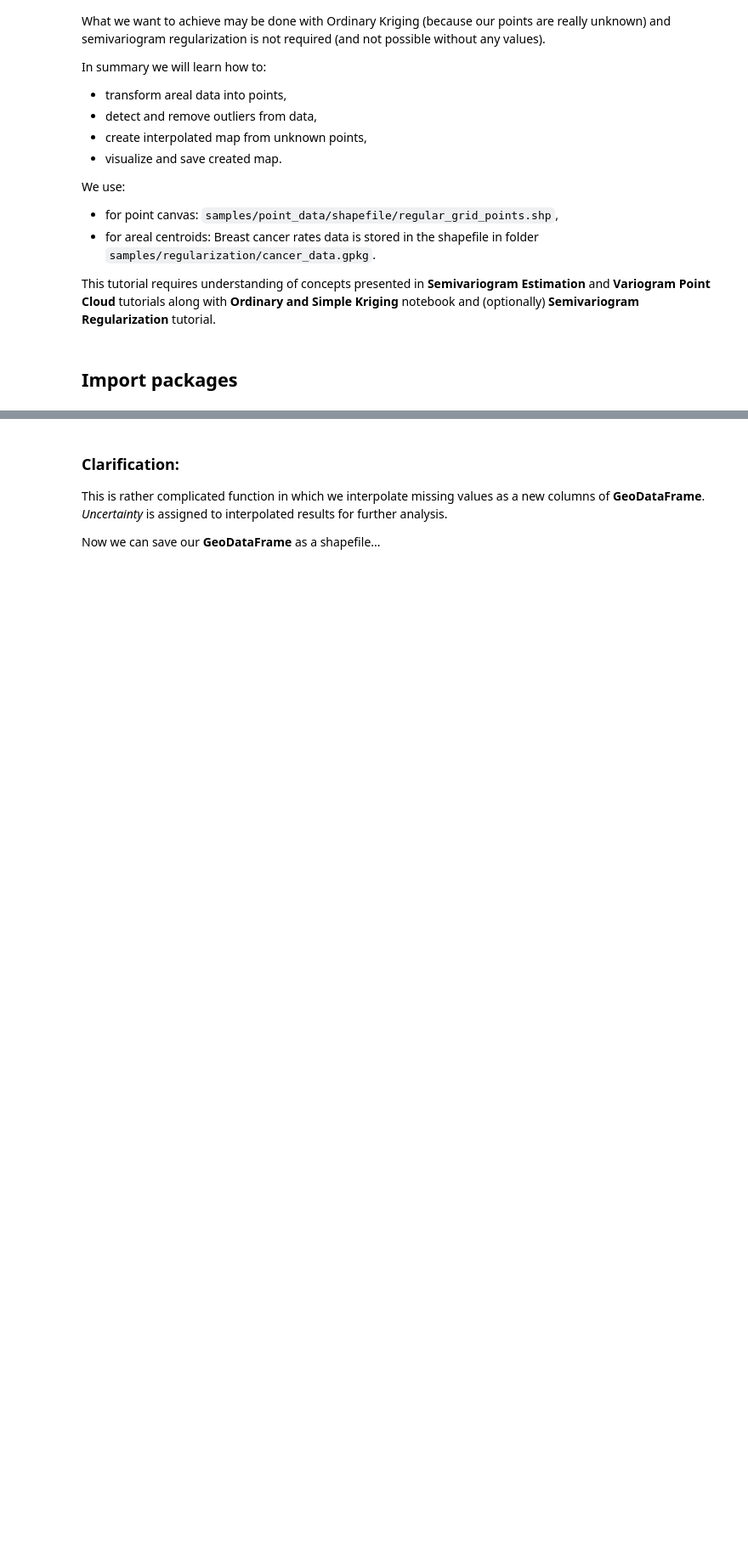
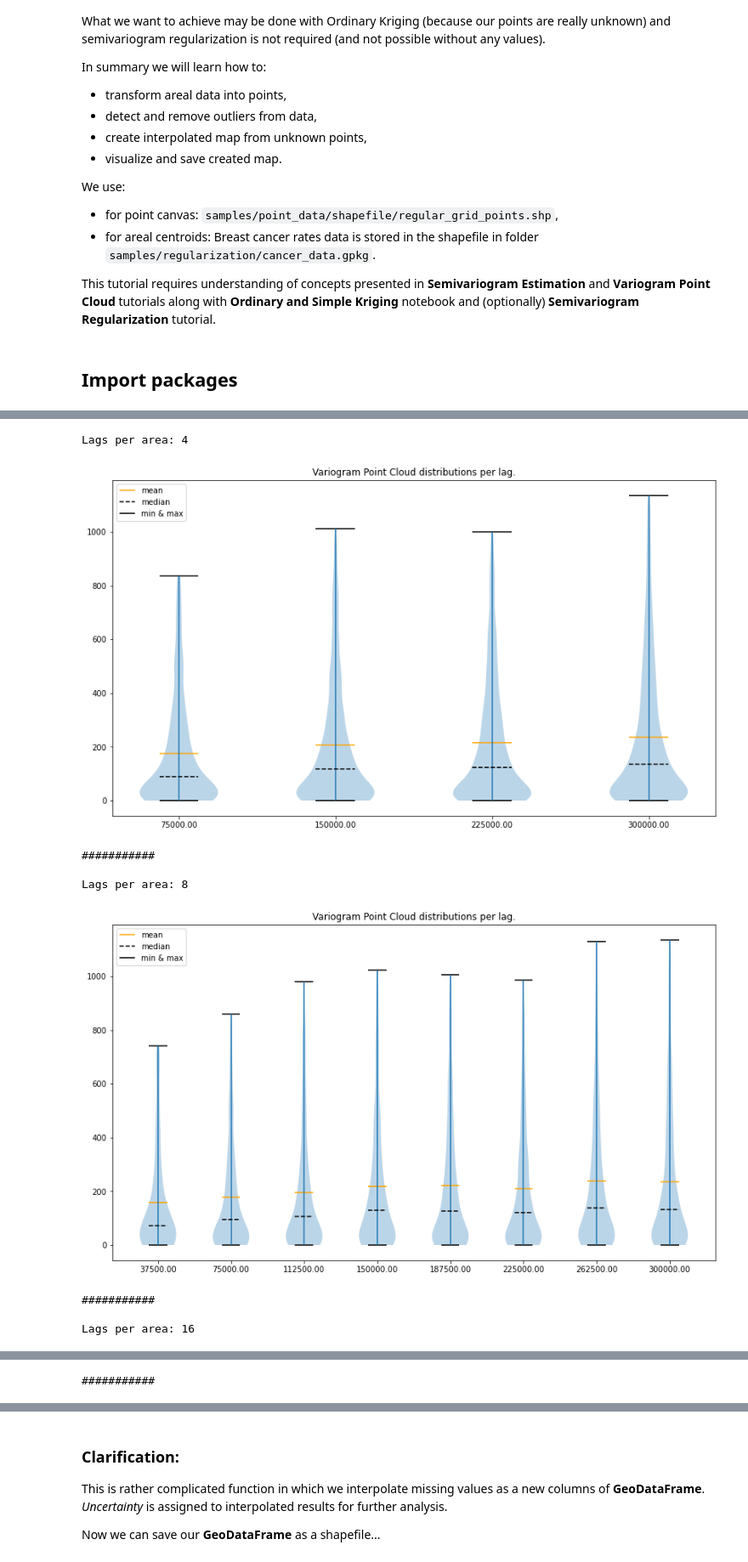
Before and after one commit to DataverseLabs/pyinterpolate, a Jupyter notebook: tutorials/Blocks to points Ordinary Kriging interpolation (Intermediate).ipynb, the cells around one changed output, grey strips where cells are left out. Shown at 85% size. Drawn from its saved outputs; the diff is of its cells as text; code cells hidden in the pictures; blank space fills up the shorter version.

```diff
--- a/tutorials/Blocks to points Ordinary Kriging interpolation (Intermediate).ipynb
+++ b/tutorials/Blocks to points Ordinary Kriging interpolation (Intermediate).ipynb
@@ -274,0 +157,18 @@ for idx, semi_model in enumerate(theoretical_semivariograms):
+# %%
+# And show data without outliers
+
+for vc in variogram_clouds:
+    print(f'Lags per area: {len(vc.lags)}')
+    print('')
+    vc.plot('violin')
+    print('\n###########\n')
+# %% [output]
+Lags per area: 4
+[figure, added]
+###########
+
+Lags per area: 8
+[figure, added]
+###########
+
+Lags per area: 16
@@ -274,0 +176 @@ for idx, semi_model in enumerate(theoretical_semivariograms):
+###########
```
Also changed, not shown: parts of 47 cells of this notebook, 4 other files.
